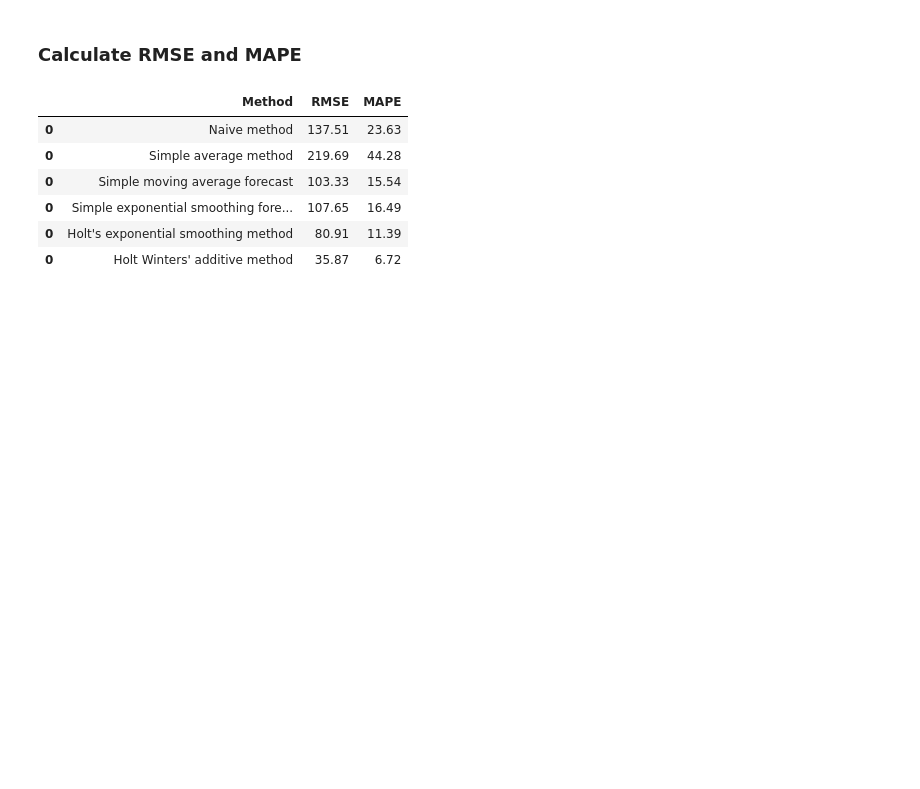
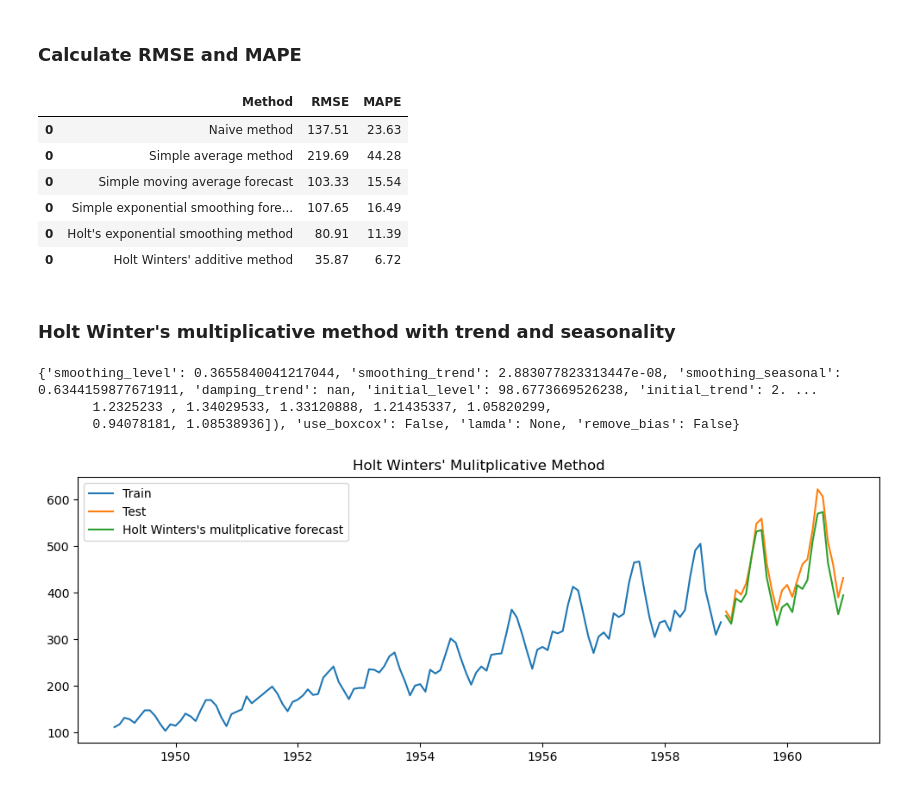
Before and after one commit to sanjanabansal1994/Time-Series-Analysis, a Jupyter notebook: Code.ipynb, the cells around one changed output. Drawn from its saved outputs; the diff is of its cells as text; code cells hidden in the pictures; blank space fills up the shorter version.

Commit message:
Implementing Holt's Winter multiplicative method

```diff
--- a/Code.ipynb
+++ b/Code.ipynb
@@ -323,3 +323,26 @@ results
 | 0 | Simple exponential smoothing fore... | 107.65 | 16.49 |
 | 0 | Holt's exponential smoothing method | 80.91 | 11.39 |
 | 0 | Holt Winters' additive method | 35.87 | 6.72 |
+# %% [markdown]
+### Holt Winter's multiplicative method with trend and seasonality
+# %%
+y_hat_hwm = test.copy()
+model = ExponentialSmoothing(np.asarray(train['Passengers']) ,seasonal_periods=12 ,trend='add', seasonal='mul')
+model_fit = model.fit(optimized=True)
+print(model_fit.params)
+y_hat_hwm['hw_forecast'] = model_fit.forecast(24)
+# %% [output]
+{'smoothing_level': 0.3655840041217044, 'smoothing_trend': 2.883077823313447e-08, 'smoothing_seasonal': 0.6344159877671911, 'damping_trend': nan, 'initial_level': 98.6773669526238, 'initial_trend': 2. ...
+       1.2325233 , 1.34029533, 1.33120888, 1.21435337, 1.05820299,
+       0.94078181, 1.08538936]), 'use_boxcox': False, 'lamda': None, 'remove_bias': False}
+# %%
+#  Plot train, test and forecast
+plt.figure(figsize=(12,4))
+plt.plot( train['Passengers'], label='Train')
+plt.plot(test['Passengers'], label='Test')
+plt.plot(y_hat_hwm['hw_forecast'], label='Holt Winters\'s mulitplicative forecast')
+plt.legend(loc='best')
+plt.title('Holt Winters\' Mulitplicative Method')
+plt.show()
+# %% [output]
+[figure, added]
```
Also changed, not shown: parts of 3 cells of this notebook.
